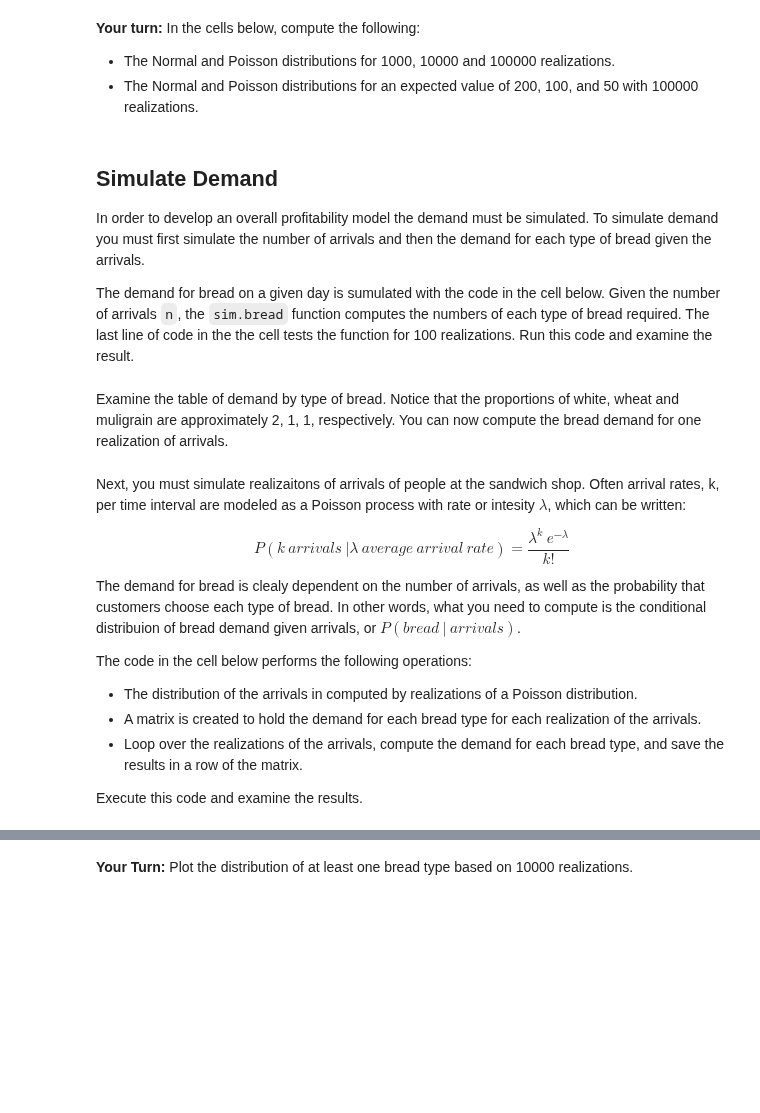
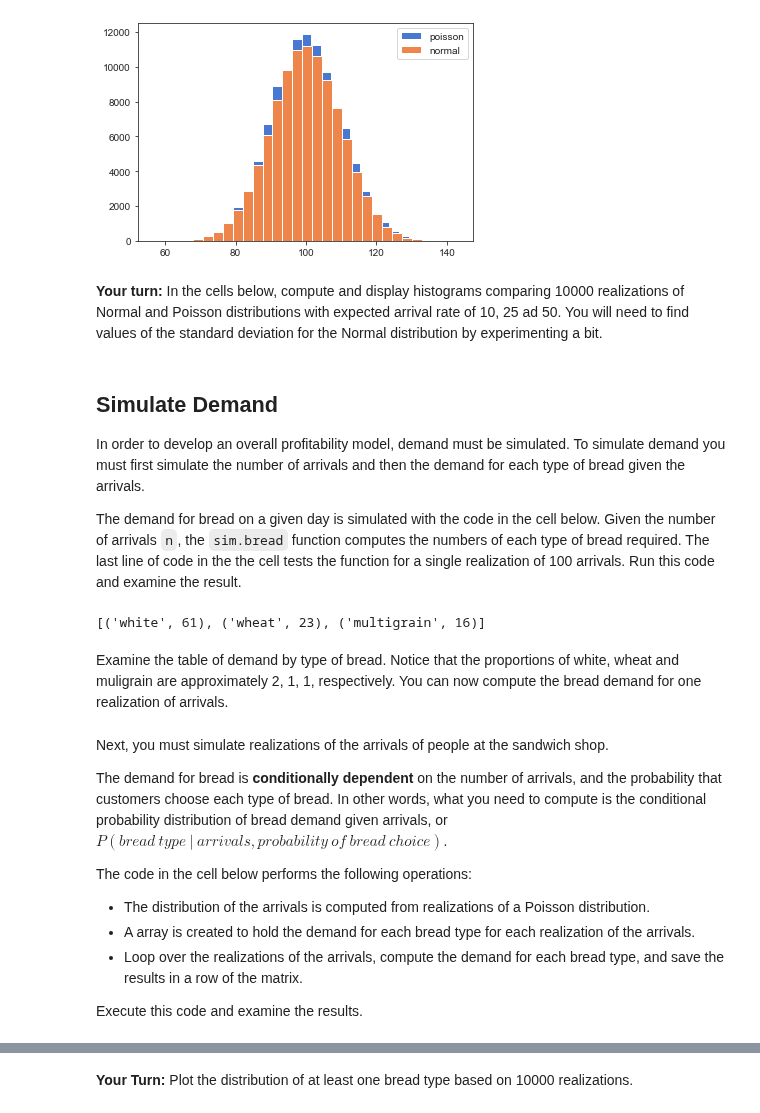
Before and after one commit to StephenElston/DataScience410, a Jupyter notebook: Lecture3/Simulation.ipynb, the cells around one changed output, grey strips where cells are left out. Saved outputs shown, nothing was run; the diff lists cells and outputs as text; code cells hidden in the pictures; blank space fills up the shorter version.

```diff
--- a/Lecture3/Simulation.ipynb
+++ b/Lecture3/Simulation.ipynb
@@ -79,10 +84,12 @@ Let's look at the difference between modeling the customer arrivals as a Poisson
 # %%
-mu = 0
-sigma = 1
+mu = 100
+sigma = 10.0
 
 num_samples = 100000
 norm_samples = numpy.random.normal(loc=mu, scale=sigma, size=num_samples)
-poisson_samples = numpy.random.poisson(lam=sigma, size=num_samples)
-pyplot.hist(poisson_samples, label='poisson')
-pyplot.hist(norm_samples, label='normal')
+poisson_samples = numpy.random.poisson(lam=mu, size=num_samples)
+pyplot.hist(poisson_samples, bins=30, label='poisson')
+pyplot.hist(norm_samples, bins=30, label='normal')
 _ = pyplot.legend()
+# %% [output]
+[figure, added]
@@ -112,40 +96,36 @@ plot_dists(100000)
-# %% [markdown]
-**Your turn:** In the cells below, compute the following:
-
-- The Normal and Poisson distributions for 1000, 10000 and 100000 realizations.
-- The Normal and Poisson distributions for an expected value of 200, 100, and 50 with 100000 realizations.
+# %% [markdown]
+**Your turn:** In the cells below, compute and display histograms comparing 10000 realizations of Normal and Poisson distributions with expected arrival rate of 10, 25 ad 50. You will need to find values of the standard deviation for the Normal distribution by experimenting a bit.
 # %% [markdown]
 ## Simulate Demand
 
-In order to develop an overall profitability model the demand must be simulated. To simulate demand you must first simulate the number of arrivals and then the demand for each type of bread given the arrivals.
+In order to develop an overall profitability model, demand must be simulated. To simulate demand you must first simulate the number of arrivals and then the demand for each type of bread given the arrivals.
 
-The demand for bread on a given day is sumulated with the code in the cell below. Given the number of arrivals `n`, the `sim.bread` function computes the numbers of each type of bread required. The last line of code in the the cell tests the function for 100 realizations. Run this code and examine the result.
+The demand for bread on a given day is simulated with the code in the cell below. Given the number of arrivals `n`, the `sim.bread` function computes the numbers of each type of bread required. The last line of code in the the cell tests the function for a single realization of 100 arrivals. Run this code and examine the result.
 # %%
-def sim_bread(num_samples):
-  bread_probas = [
+bread_probas = [
       .50,  # white
       .25,  # wheat
       .25,  # multigrain
   ]
-
+def sim_bread(num_samples, bread_probas):
   return list(zip(
       ['white', 'wheat', 'multigrain'],
       numpy.random.multinomial(num_samples, bread_probas)))
 
-sim_bread(100)
+sim_bread(100, bread_probas)
+# %% [output]
+[('white', 61), ('wheat', 23), ('multigrain', 16)]
 # %% [markdown]
 Examine the table of demand by type of bread. Notice that the proportions of white, wheat and muligrain are approximately 2, 1, 1, respectively. You can now compute the bread demand for one realization of arrivals.
 # %% [markdown]
-Next, you must simulate realizaitons of arrivals of people at the sandwich shop. Often arrival rates, k, per time interval are modeled as a Poisson process with rate or intesity $\lambda$, which can be written:
+Next, you must simulate realizations of the arrivals of people at the sandwich shop.
 
-$$P(k\ arrivals\ | \lambda\ average\ arrival\ rate) = \frac{\lambda^k\ e^{-\lambda}}{k!}$$
-
-The demand for bread is clealy dependent on the number of arrivals, as well as the probability that customers choose each type of bread. In other words, what you need to compute is the conditional distribuion of bread demand given arrivals, or $P(bread\ |\ arrivals)$.
+The demand for bread is **conditionally dependent** on the number of arrivals, and the probability that customers choose each type of bread. In other words, what you need to compute is the conditional probability distribution of bread demand given arrivals, or $P(bread\ type\ |\ arrivals, probability\ of\ bread\ choice)$.
 
 The code in the cell below performs the following operations:
 
-- The distribution of the arrivals in computed by realizations of a Poisson distribution.
-- A matrix is created to hold  the demand for each bread type for each realization of the arrivals.
+- The distribution of the arrivals is computed from realizations of a Poisson distribution.
+- A array is created to hold  the demand for each bread type for each realization of the arrivals.
 - Loop over the realizations of the arrivals, compute the demand for each bread type, and save the results in a row of the matrix.
 
 Execute this code and  examine the results.
```
Also changed, not shown: parts of 33 cells of this notebook.
